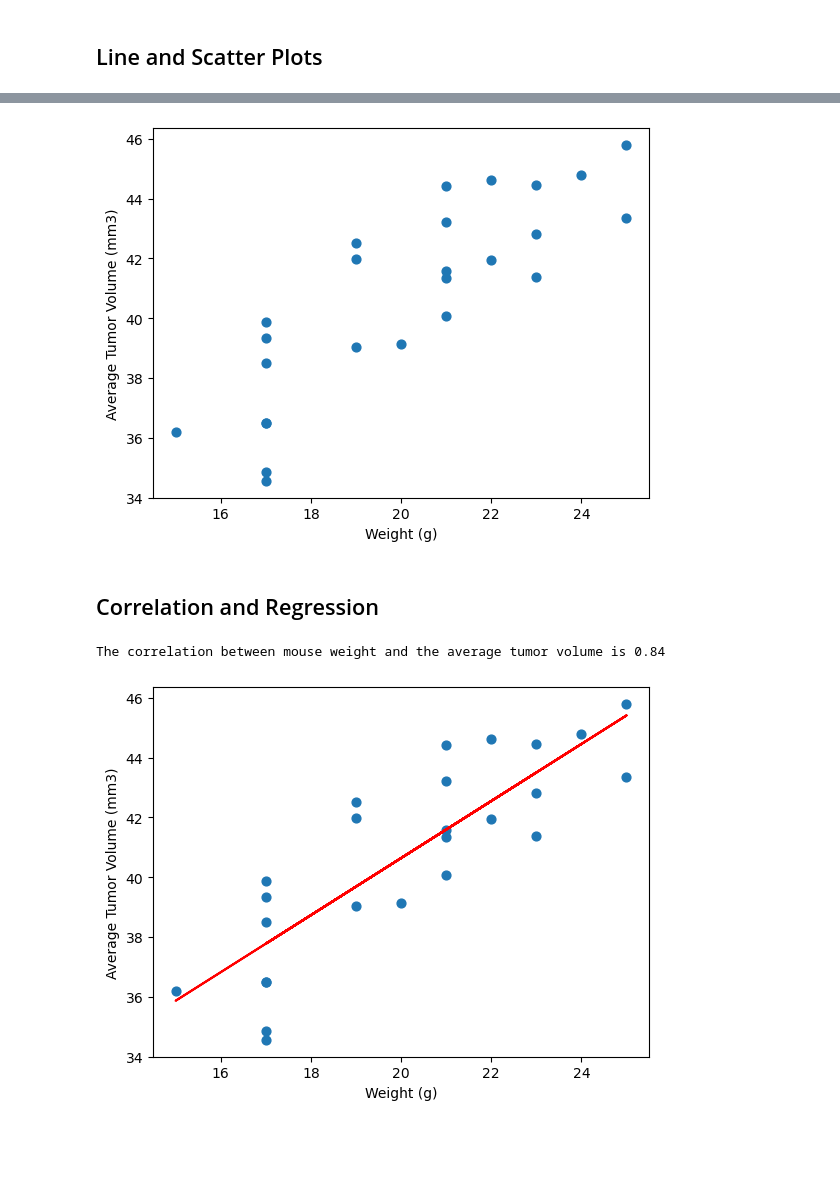
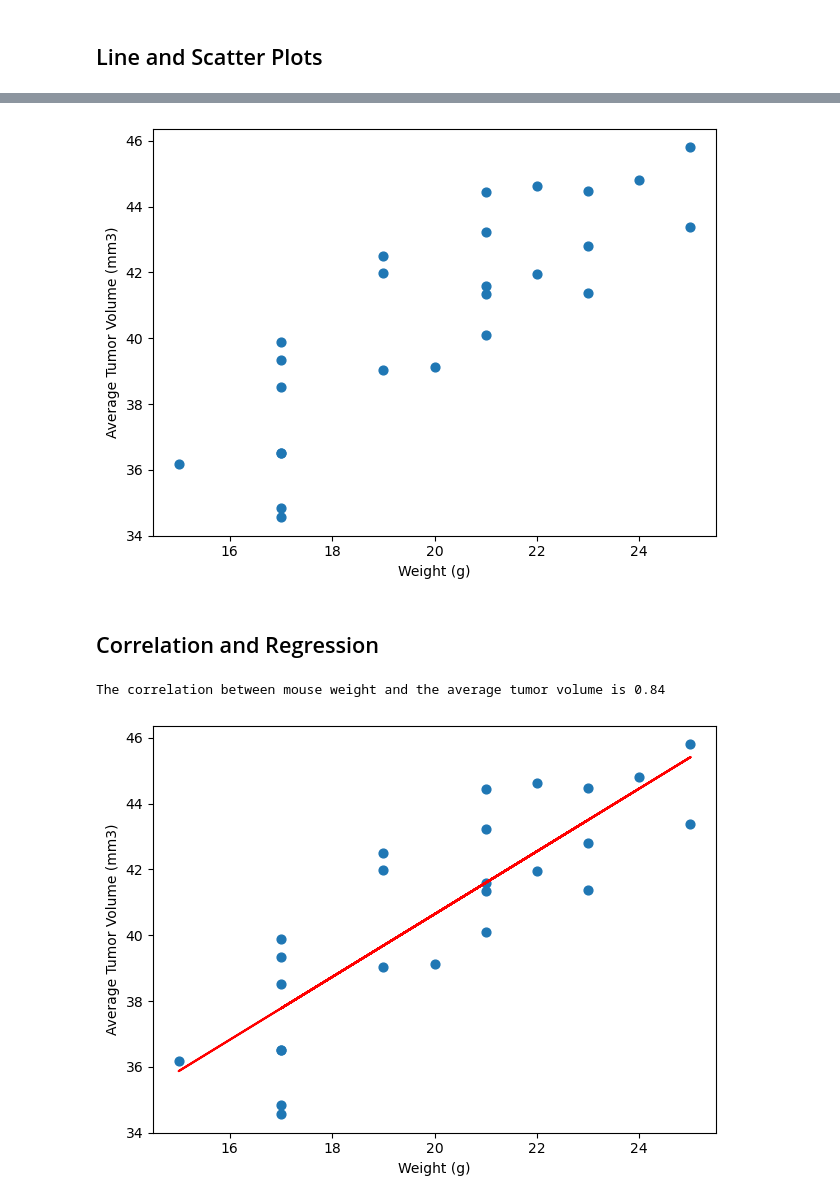
Before and after one commit to arzingy/matplotlib-challenge, a Jupyter notebook: Pymaceuticals/pymaceuticals.ipynb, the cells around one changed output, grey strips where cells are left out. Drawn from its saved outputs; the diff is of its cells as text; code cells hidden in the pictures; blank space fills up the shorter version.

```diff
--- a/Pymaceuticals/pymaceuticals.ipynb
+++ b/Pymaceuticals/pymaceuticals.ipynb
@@ -305,13 +315,15 @@ plt.show()
 # %%
 # Generate a scatter plot of mouse weight vs. the average observed tumor volume for the entire Capomulin regimen
 group_id = capomulin_mice.groupby(["Mouse ID"])
 avg_vol = group_id[["Tumor Volume (mm3)", "Weight (g)"]].mean()
 plt.scatter(avg_vol["Weight (g)"], avg_vol["Tumor Volume (mm3)"], s=40)
 plt.xlabel("Weight (g)")
 plt.ylabel("Average Tumor Volume (mm3)")
+
+plt.tight_layout()
 plt.show()
 # %% [output]
-[figure, old version]
+[figure, new version]
 # %% [markdown]
 ## Correlation and Regression
 # %%
@@ -327,7 +339,9 @@ plt.scatter(avg_vol["Weight (g)"], avg_vol["Tumor Volume (mm3)"], s=40)
 plt.plot(x_values,regress_values,"r-")
 plt.xlabel("Weight (g)")
 plt.ylabel("Average Tumor Volume (mm3)")
+
+plt.tight_layout()
 plt.show()
 # %% [output]
 The correlation between mouse weight and the average tumor volume is 0.84
-[figure, old version]
+[figure, new version]
```
Also changed, not shown: parts of 6 cells of this notebook.
